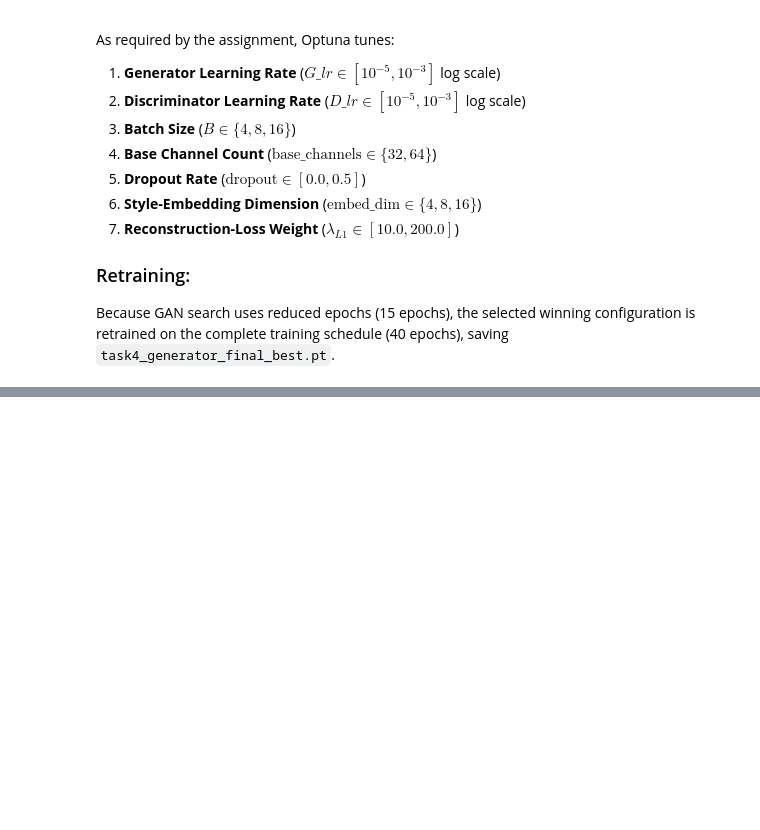
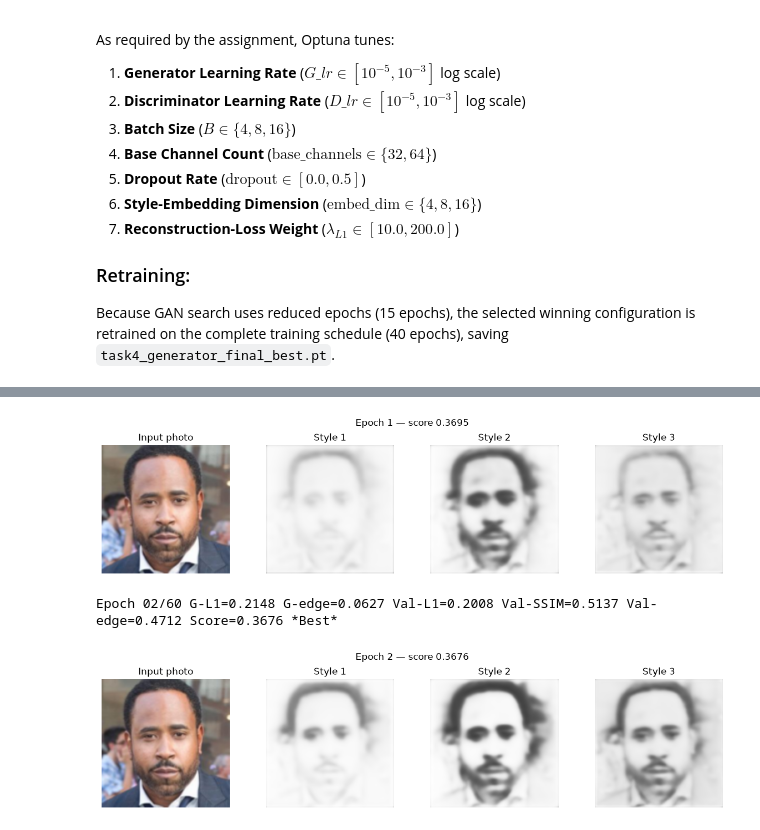
Before and after one commit to hamzabu004/genai-assignment-1, a Jupyter notebook: research/notebooks/task4_gan_optuna.ipynb, the cells around one changed output, grey strips where cells are left out. Cells and saved outputs as stored; diff of their text form; code cells hidden in the pictures; blank space fills up the shorter version.

Commit message:
All tasks fixed and onnx uploaded to wandb

```diff
--- a/research/notebooks/task4_gan_optuna.ipynb
+++ b/research/notebooks/task4_gan_optuna.ipynb
@@ -21,10 +21,11 @@ As required by the assignment, Optuna tunes:
 Because GAN search uses reduced epochs (15 epochs), the selected winning configuration is retrained on the complete training schedule (40 epochs), saving `task4_generator_final_best.pt`.
 # %%
 # 1. Config
-N_TRIALS = 12
-OPTUNA_EPOCHS = 15
-STUDY_NAME = "task4_conditional_gan"
-STORAGE_DB = "sqlite:///task4_study.db"
+N_TRIALS = 18
+OPTUNA_EPOCHS = 20
+FULL_TRAIN_EPOCHS = 60
+STUDY_NAME = "task4_sharp_cgan_v1"
+STORAGE_DB = "sqlite:///task4_sharp_study.db"
 SEED = 42
 # %%
 # 2. Imports & Setup
@@ -82,37 +150,77 @@ def objective(trial: optuna.Trial) -> float:
 # %%
 # 5. Retrain Winning Conditional GAN on Full Schedule
-FULL_TRAIN_EPOCHS = 40
 p = study.best_params
-print(f"\n--- Retraining Winning Conditional GAN ({FULL_TRAIN_EPOCHS} Epochs) ---")
+print(f"\n--- Retraining winning sharp cGAN ({FULL_TRAIN_EPOCHS} epochs) ---")
 print(p)
 
 train_loader = DataLoader(train_dataset, batch_size=p["batch_size"], shuffle=True, num_workers=2)
 val_loader = DataLoader(val_dataset, batch_size=p["batch_size"], shuffle=False, num_workers=2)
-
-winner_G = UNetGenerator(base_channels=p["base_channels"], embed_dim=p["embed_dim"], dropout=p["dropout"]).to(device)
+winner_G = UNetGenerator(
+    base_channels=p["base_channels"], embed_dim=p["embed_dim"], dropout=p["dropout"],
+    multi_scale_style=True, grayscale_constraint=True,
+    residual_refinement=p["residual_refinement"],
+).to(device)
 winner_D = PatchGANDiscriminator(base_channels=p["base_channels"]).to(device)
 optG = torch.optim.Adam(winner_G.parameters(), lr=p["g_lr"], betas=(0.5, 0.999))
 optD = torch.optim.Adam(winner_D.parameters(), lr=p["d_lr"], betas=(0.5, 0.999))
 
-best_l1 = float("inf")
+best_score = float("inf")
 checkpoint_dir = RESEARCH_ROOT / "checkpoints"
+# Fixed photo for a comparable 3-style visual grid at each new best checkpoint.
+preview_photo = val_dataset[0][0].unsqueeze(0).to(device)
+style_ids = torch.arange(3, device=device)
 
 for epoch in range(1, FULL_TRAIN_EPOCHS + 1):
-    metrics = train_one_epoch_gan(winner_G, winner_D, train_loader, optG, optD, device, lambda_l1=p["lambda_l1"])
+    metrics = train_one_epoch_gan(
+        winner_G, winner_D, train_loader, optG, optD, device,
+        lambda_l1=p["lambda_l1"], lambda_edge=p["lambda_edge"], lambda_ssim=p["lambda_ssim"],
+    )
     val_metrics = validate_gan(winner_G, val_loader, device)
-    is_best = val_metrics["val_l1"] < best_l1
+    is_best = val_metrics["val_score"] < best_score
     if is_best:
-        best_l1 = val_metrics["val_l1"]
+        best_score = val_metrics["val_score"]
     ckptG = create_checkpoint_dict(
-        winner_G, optG, epoch, val_metrics["val_l1"], random_seed=SEED,
+        winner_G, optG, epoch, val_metrics["val_score"], random_seed=SEED,
         optuna_trial_number=int(study.best_trial.number),
-        extra_metadata={**p, "val_l1": val_metrics["val_l1"]}
+        extra_metadata={
+            **p, "selection_metric": "0.4*val_l1 + 0.3*(1-val_ssim) + 0.3*val_edge_normalized",
+            "architecture": {
+                "generator": "style-conditioned U-Net",
+                "multi_scale_style": True,
+                "grayscale_constraint": True,
+                "residual_refinement": p["residual_refinement"],
+                "discriminator_scales": 2,
+            },
+            **val_metrics,
+        },
     )
     save_checkpoint(
         checkpoint_dir, "task4_generator_final", ckptG, is_best=is_best,
-        task_name="task4_gan", phase_name="final",
-        device_name=device_report()["device_name"]
+        task_name="task4_gan", phase_name="sharp_final",
+        device_name=device_report()["device_name"],
     )
-    print(f"Epoch {epoch:02d}/{FULL_TRAIN_EPOCHS:02d} D-real={metrics['d_real']:.4f} D-fake={metrics['d_fake']:.4f} G-adv={metrics['g_adv']:.4f} G-L1={metrics['g_l1']:.4f} Val-L1={val_metrics['val_l1']:.4f} {'*Best*' if is_best else ''}")
+    print(
+        f"Epoch {epoch:02d}/{FULL_TRAIN_EPOCHS:02d} "
+        f"G-L1={metrics['g_l1']:.4f} G-edge={metrics['g_edge']:.4f} "
+        f"Val-L1={val_metrics['val_l1']:.4f} Val-SSIM={val_metrics['val_ssim']:.4f} "
+        f"Val-edge={val_metrics['val_edge_normalized']:.4f} "
+        f"Score={val_metrics['val_score']:.4f} {'*Best*' if is_best else ''}"
+    )
+    if is_best or epoch % 10 == 0:
+        winner_G.eval()
+        with torch.no_grad():
+            photo_batch = preview_photo.expand(3, -1, -1, -1)
+            outputs = winner_G(photo_batch, style_ids).cpu()
+        fig, axes = plt.subplots(1, 4, figsize=(12, 3))
+        photo_img = (preview_photo[0].permute(1, 2, 0).cpu().numpy() * 0.5 + 0.5).clip(0, 1)
+        axes[0].imshow(photo_img); axes[0].set_title("Input photo"); axes[0].axis("off")
+        for style_id, output in enumerate(outputs):
+            image = (output.permute(1, 2, 0).numpy() * 0.5 + 0.5).clip(0, 1)
+            axes[style_id + 1].imshow(image)
+            axes[style_id + 1].set_title(f"Style {style_id + 1}")
+            axes[style_id + 1].axis("off")
+        plt.suptitle(f"Epoch {epoch} — score {val_metrics['val_score']:.4f}")
+        plt.tight_layout(); plt.show()
 
-print(f"Final Retrained Generator Best Val L1: {best_l1:.4f}")
+print(f"Best composite validation score: {best_score:.4f}")
+# %% [output]
@@ -118,0 +230,3 @@ print(f"Final Retrained Generator Best Val L1: {best_l1:.4f}")
+[figure, added]
+Epoch 02/60 G-L1=0.2148 G-edge=0.0627 Val-L1=0.2008 Val-SSIM=0.5137 Val-edge=0.4712 Score=0.3676 *Best*
+[figure, added]
```
Also changed, not shown: parts of 5 cells of this notebook, 37 other files.
